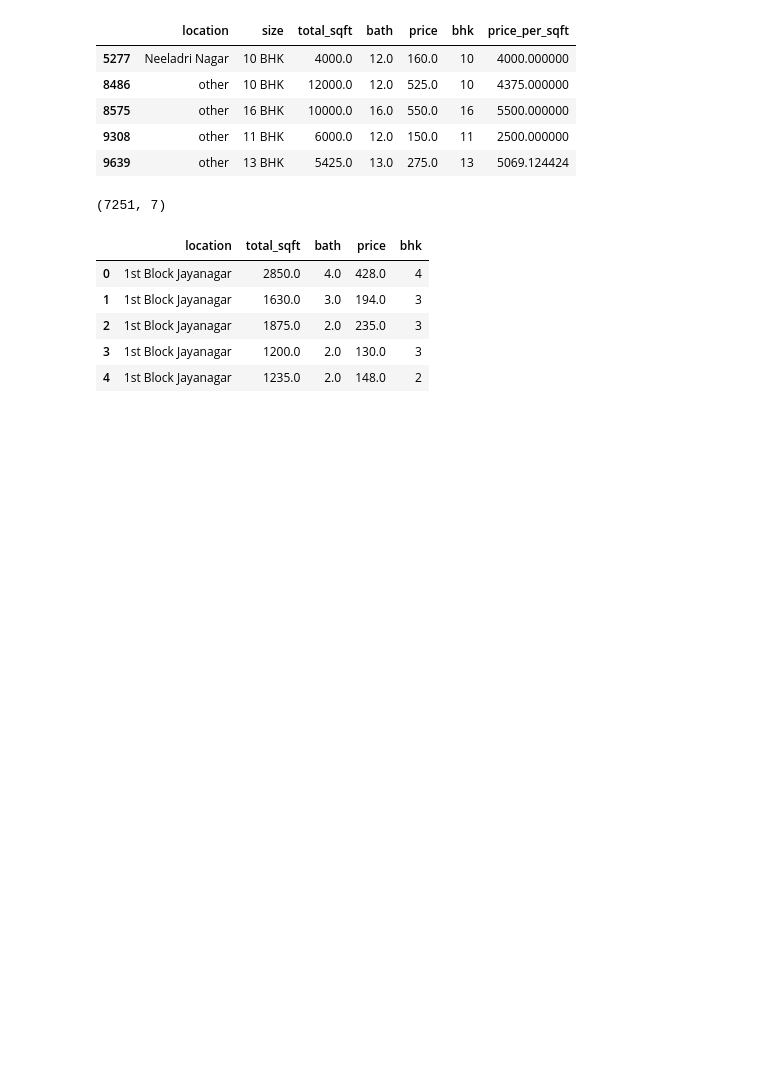
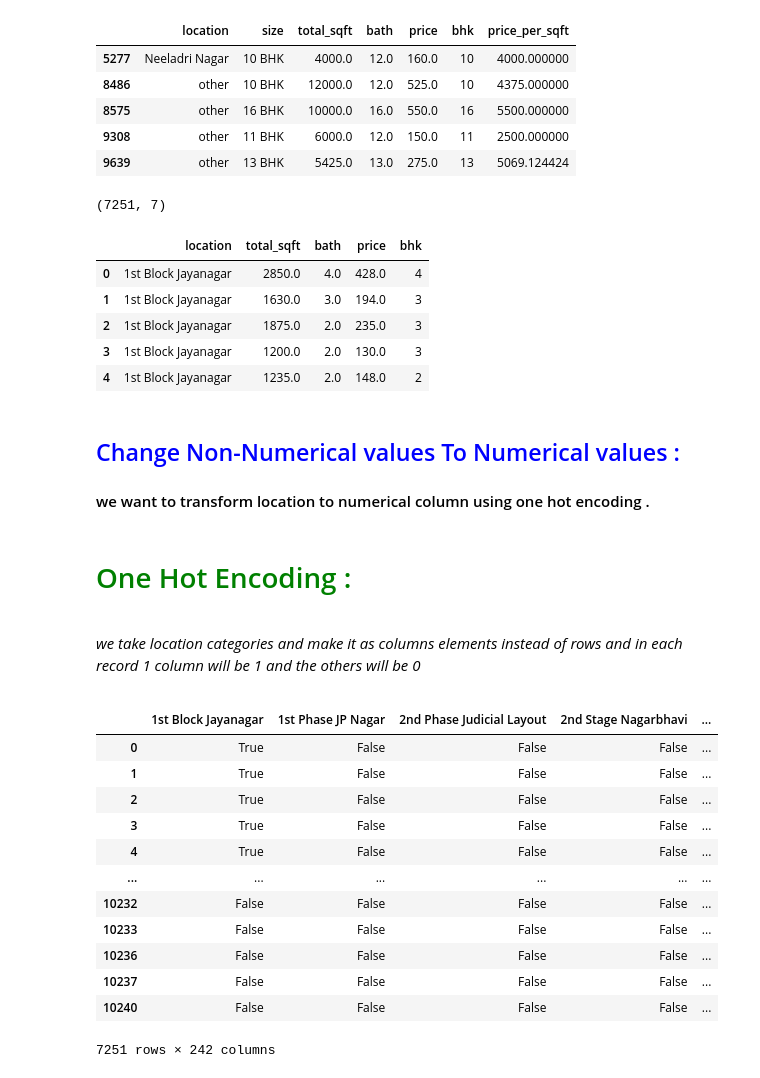
Before and after one commit to MNourZureik/Price-House-Prediction, a Jupyter notebook: jupyter/price_house_prediction.ipynb, the cells around one changed output. Drawn from its saved outputs; the diff is of its cells as text; code cells hidden in the pictures; blank space fills up the shorter version.

```diff
--- a/jupyter/price_house_prediction.ipynb
+++ b/jupyter/price_house_prediction.ipynb
@@ -394,3 +394,32 @@ df10.head(5)
 | 2 | 1st Block Jayanagar | 1875.0 | 2.0 | 235.0 | 3 |
 | 3 | 1st Block Jayanagar | 1200.0 | 2.0 | 130.0 | 3 |
 | 4 | 1st Block Jayanagar | 1235.0 | 2.0 | 148.0 | 2 |
+# %% [markdown]
+<h2 style="color: blue; ">
+Change Non-Numerical values To Numerical values :
+</h2>
+<h4>
+we want to transform location to numerical column using one hot encoding .
+</h4>
+# %% [markdown]
+<h1 style="color: green;">One Hot Encoding :</h1>
+# %% [markdown]
+<i><p>we take location categories and make it as columns elements instead of rows
+and in each record 1 column will be 1 and the others will be 0</p></i>
+# %%
+dummies = pd.get_dummies(df10.location)
+dummies
+# %% [output]
+|  | 1st Block Jayanagar | 1st Phase JP Nagar | 2nd Phase Judicial Layout | 2nd Stage Nagarbhavi | ... |
+| 0 | True | False | False | False | ... |
+| 1 | True | False | False | False | ... |
+| 2 | True | False | False | False | ... |
+| 3 | True | False | False | False | ... |
+| 4 | True | False | False | False | ... |
+| ... | ... | ... | ... | ... | ... |
+| 10232 | False | False | False | False | ... |
+| 10233 | False | False | False | False | ... |
+| 10236 | False | False | False | False | ... |
+| 10237 | False | False | False | False | ... |
+| 10240 | False | False | False | False | ... |
+7251 rows × 242 columns
```
Also changed, not shown: parts of 21 cells of this notebook, 2 other files.
